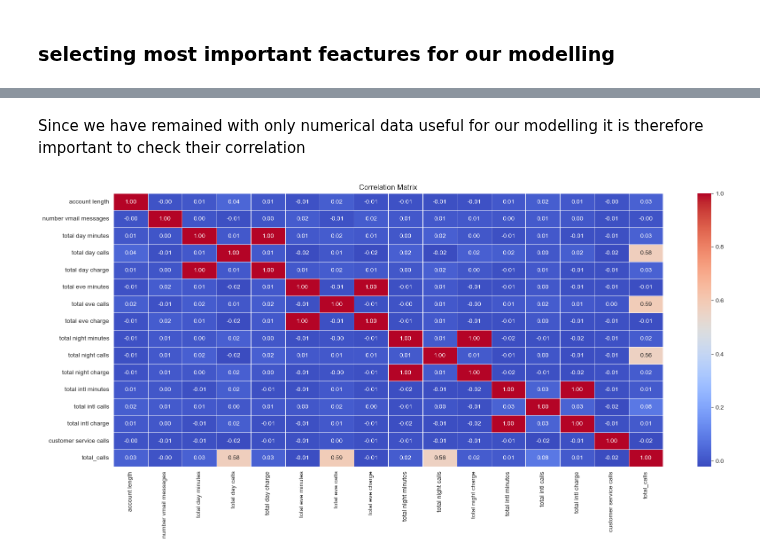
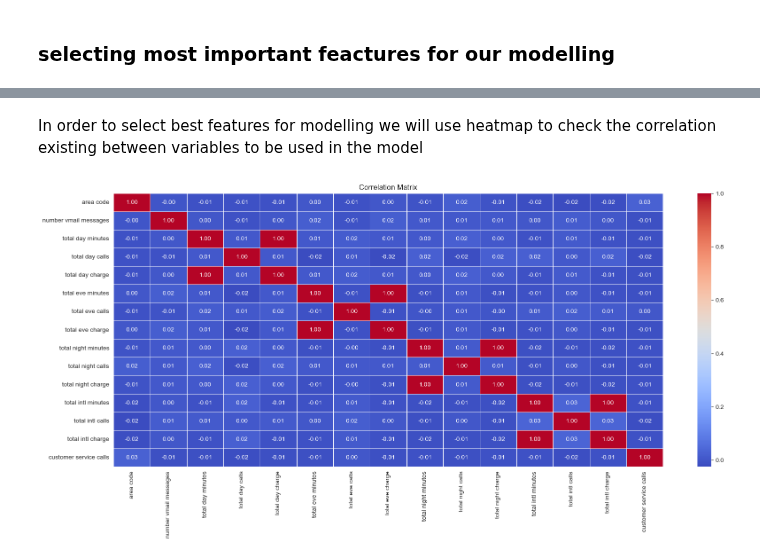
Before and after one commit to nelkemboi/dsc-phase-3-project-v2-3, a Jupyter notebook: customerchurn.ipynb, the cells around one changed output, grey strips where cells are left out. Saved outputs shown, nothing was run; the diff lists cells and outputs as text; code cells hidden in the pictures.

Commit message:
preparing data for modelling

```diff
--- a/customerchurn.ipynb
+++ b/customerchurn.ipynb
@@ -354,11 +334,11 @@ memory usage: 468.8+ KB
-# %% [markdown]
-Since we have remained with only numerical data useful for our modelling it is therefore important to check their correlation
+# %% [markdown]
+In order to select best features for modelling we will use heatmap to check the correlation existing between variables to be used in the model
 # %%
 #using heatmap to check for correlation
-correlation_matrix = seriatel_df.corr()
+correlation_matrix = numerical_df.corr()
 plt.figure(figsize=(20, 8))
 sns.heatmap(correlation_matrix, annot=True, cmap='coolwarm', fmt=".2f", linewidths=0.5)
 plt.title('Correlation Matrix')
 plt.show()
 # %% [output]
-[figure, old version]
+[figure, new version]
```
Also changed, not shown: parts of 14 cells of this notebook.
